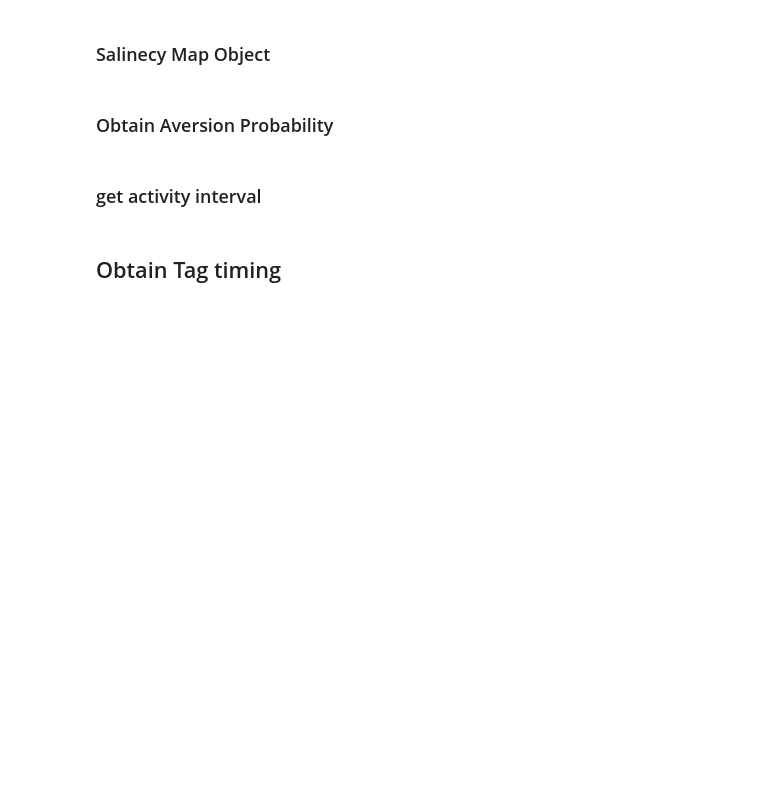
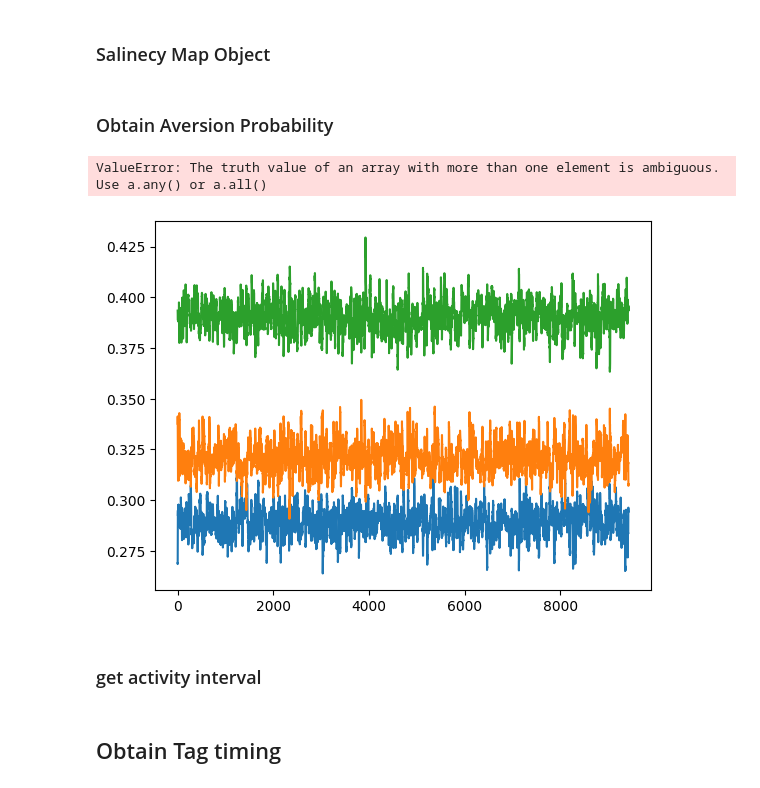
Before and after one commit to EvanSamaa/Gaze_project, a Jupyter notebook: gaze_framework_Iterative_with_updown.ipynb, the cells around one changed output. Cells and saved outputs as stored; diff of their text form; code cells hidden in the pictures; blank space fills up the shorter version.

```diff
--- a/gaze_framework_Iterative_with_updown.ipynb
+++ b/gaze_framework_Iterative_with_updown.ipynb
@@ -91,6 +91,8 @@ input_file = "heat_source_video"
 outside_dataset = True
 model_location = "C:/Users/evan1/Documents/GitHub/Gaze_project/prototypes/Gaze_aversion_prior/sentence_word_audio_velocity_model"
 whisper_location = "C:/Users/evan1/Documents/GitHub/Gaze_project/models"
+updown_model_location = "C:/Users/evan1/Documents/GitHub/Gaze_project/prototypes/Gaze_aversion_prior/sentence_word_audio_velocity_model"
+
 temp_folder = "D:/MASC/JALI_gaze/Animations/heat"
 turn_taking_threshold = 2
 fps = 25
@@ -226,21 +228,27 @@ class Neural_input_Saliency_updown(Base_Static_Saliency_List):
 # %%
 model = Direct_up_down_111Prior(updown_model_location, whisper_location)
 # for speaker 0
 predictions_0 = model.predict(temp_folder, input_folder, input_file, 0, in_dataset=False)
 ts = np.arange(0, predictions_0.shape[0]) / fps
 # 0 is direct gaze, 1 is avert up, 2 is avert down
 predictions_0 = runEuro(ts, predictions_0)
 # since the model doesn't give prediction until later in the audio.
 aversion_probability_0 = np.zeros((predictions_0.shape[0], 2))
 aversion_probability_0[:, 0] = predictions_0[:, 0]
-aversion_probability_0[:, 1] = predictions_0[:, 1] + predictions_0[:, 2]
+# aversion_probability_0[:, 1] = predictions_0[:, 1] + predictions_0[:, 2]
+plt.plot(predictions_0)
+
+
 # I will omit the prediction until the mode is fairly certain
 for i in range(0, aversion_probability_0.shape[0]):
     if np.abs(aversion_probability_0[i] - 0.5) <= 0.3:
         aversion_probability_0[i] = 0
     else:
         break
 aversion_probability_0 = np.where(aversion_probability_0 > 0.5, 1, 0)
+# %% [output]
+ValueError: The truth value of an array with more than one element is ambiguous. Use a.any() or a.all()
+[figure, added]
 # %% [markdown]
 ### get activity interval
 # %%
```
Also changed, not shown: 6 other files.
